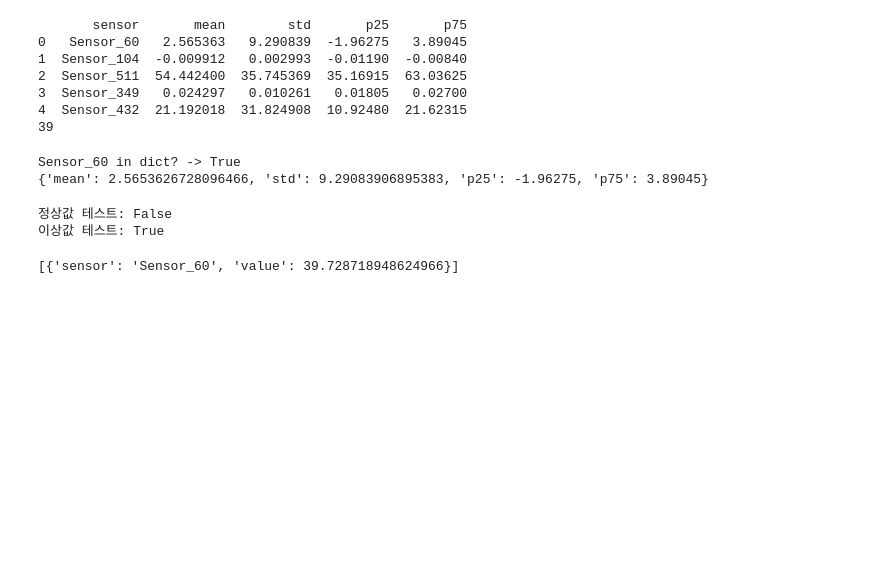
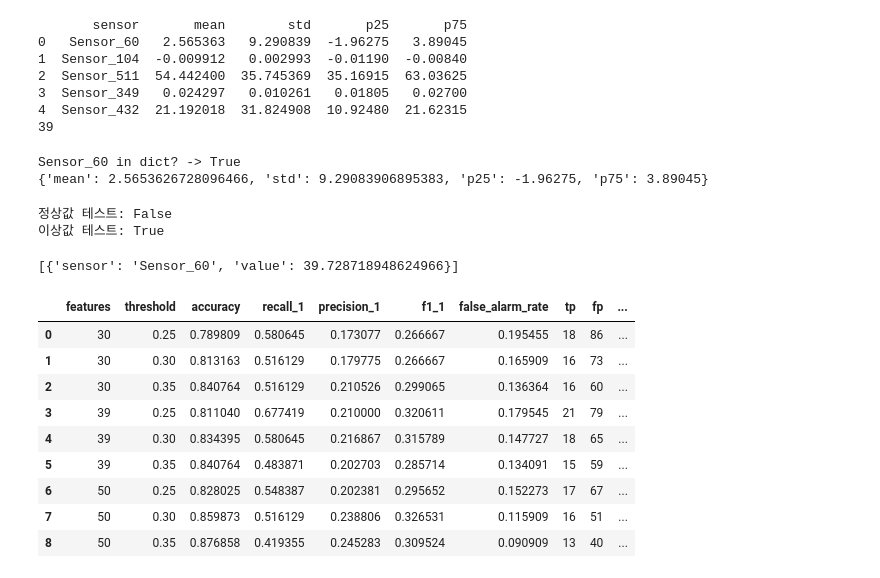
Before and after one commit to nuyos/azure-semicon-anomaly-project, a Jupyter notebook: test2.ipynb, the cells around one changed output. Drawn from its saved outputs; the diff is of its cells as text; code cells hidden in the pictures; blank space fills up the shorter version.

```diff
--- a/test2.ipynb
+++ b/test2.ipynb
@@ -673,3 +675,92 @@ root_causes = detect_root_causes(test_payload, top_features, stats_dict)
 print(root_causes)
 # %% [output]
 [{'sensor': 'Sensor_60', 'value': 39.728718948624966}]
+# %%
+import pandas as pd
+import numpy as np
+from sklearn.model_selection import train_test_split
+from sklearn.metrics import confusion_matrix
+from sklearn.preprocessing import StandardScaler
+from imblearn.over_sampling import SMOTE
+from xgboost import XGBClassifier
+
+# 실험할 피처 수 / 임계값
+feature_sizes = [30, 39, 50] #30-좀더줄인거, 39-원래, 50-좀더늘린거
+thresholds = [0.25, 0.30, 0.35]
+
+results = []
+
+for k in feature_sizes:
+    # 1) 상위 k개 피처 선택
+    topk_features = corr_series.head(k).index.tolist()
+    X_k = X[topk_features].copy().fillna(X[topk_features].mean())
+
+    # 2) train / test
+    X_train, X_test, y_train, y_test = train_test_split(
+        X_k, y_bin, test_size=0.3, random_state=42, stratify=y_bin
+    )
+
+    # 3) 스케일링
+    scaler = StandardScaler()
+    X_train_s = scaler.fit_transform(X_train)
+    X_test_s = scaler.transform(X_test)
+
+    # 4) SMOTE
+    smote = SMOTE(random_state=42)
+    X_train_res, y_train_res = smote.fit_resample(X_train_s, y_train)
+
+    # 5) 모델 학습 (고정 파라미터)
+    model = XGBClassifier(
+        n_estimators=200,
+        max_depth=4,
+        learning_rate=0.05,
+        subsample=0.8,
+        colsample_bytree=0.8,
+        random_state=42,
+        eval_metric='logloss'
+    )
+    model.fit(X_train_res, y_train_res)
+
+    # 6) 테스트 확률
+    proba = model.predict_proba(X_test_s)[:, 1]
+
+    # 7) 임계값별 성능
+    for th in thresholds:
+        y_pred = (proba >= th).astype(int)
+        tn, fp, fn, tp = confusion_matrix(y_test, y_pred, labels=[0,1]).ravel()
+
+        # 지표 계산
+        acc = (tp + tn) / (tp + tn + fp + fn)
+        recall_1 = tp / (tp + fn) if (tp + fn) > 0 else 0
+        precision_1 = tp / (tp + fp) if (tp + fp) > 0 else 0
+        f1_1 = 2 * precision_1 * recall_1 / (precision_1 + recall_1) if (precision_1 + recall_1) > 0 else 0
+        far = fp / (fp + tn) if (fp + tn) > 0 else 0   # 오경보율
+
+        results.append({
+            "features": k,
+            "threshold": th,
+            "accuracy": acc,
+            "recall_1": recall_1,
+            "precision_1": precision_1,
+            "f1_1": f1_1,
+            "false_alarm_rate": far,
+            "tp": tp,
+            "fp": fp,
+            "tn": tn,
+            "fn": fn,
+        })
+
+# 표로 보기
+df_res = pd.DataFrame(results).sort_values(["features", "threshold"])
+df_res
+# %% [output]
+|  | features | threshold | accuracy | recall_1 | precision_1 | f1_1 | false_alarm_rate | tp | fp | ... |
+| 0 | 30 | 0.25 | 0.789809 | 0.580645 | 0.173077 | 0.266667 | 0.195455 | 18 | 86 | ... |
+| 1 | 30 | 0.30 | 0.813163 | 0.516129 | 0.179775 | 0.266667 | 0.165909 | 16 | 73 | ... |
+| 2 | 30 | 0.35 | 0.840764 | 0.516129 | 0.210526 | 0.299065 | 0.136364 | 16 | 60 | ... |
+| 3 | 39 | 0.25 | 0.811040 | 0.677419 | 0.210000 | 0.320611 | 0.179545 | 21 | 79 | ... |
+| 4 | 39 | 0.30 | 0.834395 | 0.580645 | 0.216867 | 0.315789 | 0.147727 | 18 | 65 | ... |
+| 5 | 39 | 0.35 | 0.840764 | 0.483871 | 0.202703 | 0.285714 | 0.134091 | 15 | 59 | ... |
+| 6 | 50 | 0.25 | 0.828025 | 0.548387 | 0.202381 | 0.295652 | 0.152273 | 17 | 67 | ... |
+| 7 | 50 | 0.30 | 0.859873 | 0.516129 | 0.238806 | 0.326531 | 0.115909 | 16 | 51 | ... |
+| 8 | 50 | 0.35 | 0.876858 | 0.419355 | 0.245283 | 0.309524 | 0.090909 | 13 | 40 | ... |
```
Also changed, not shown: parts of 16 cells of this notebook.
